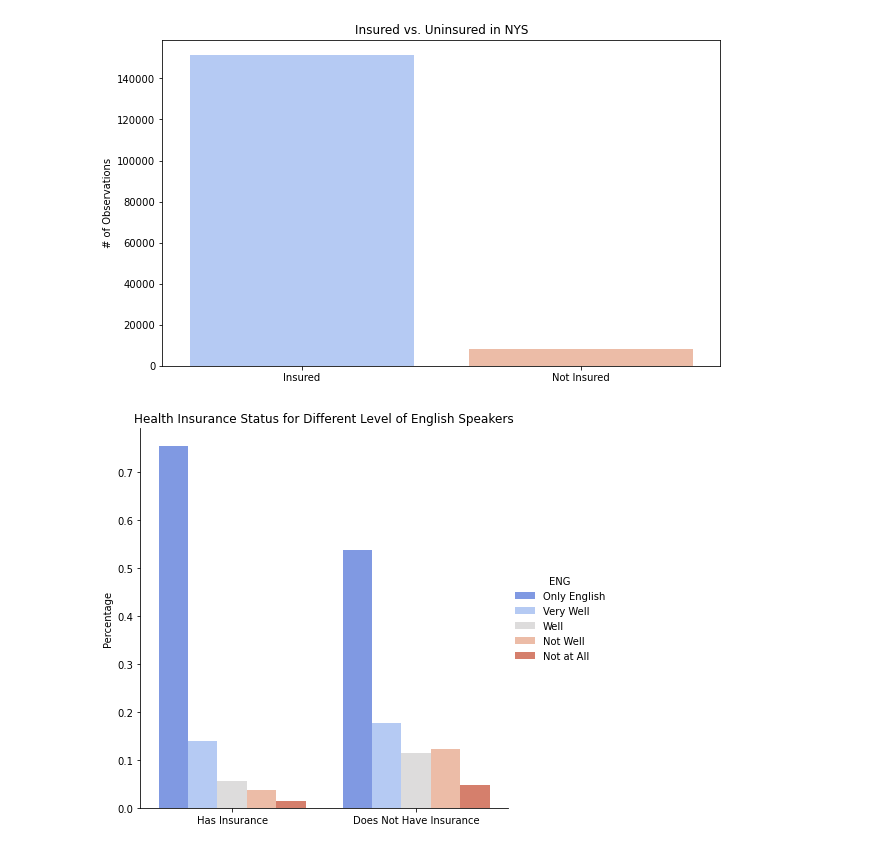
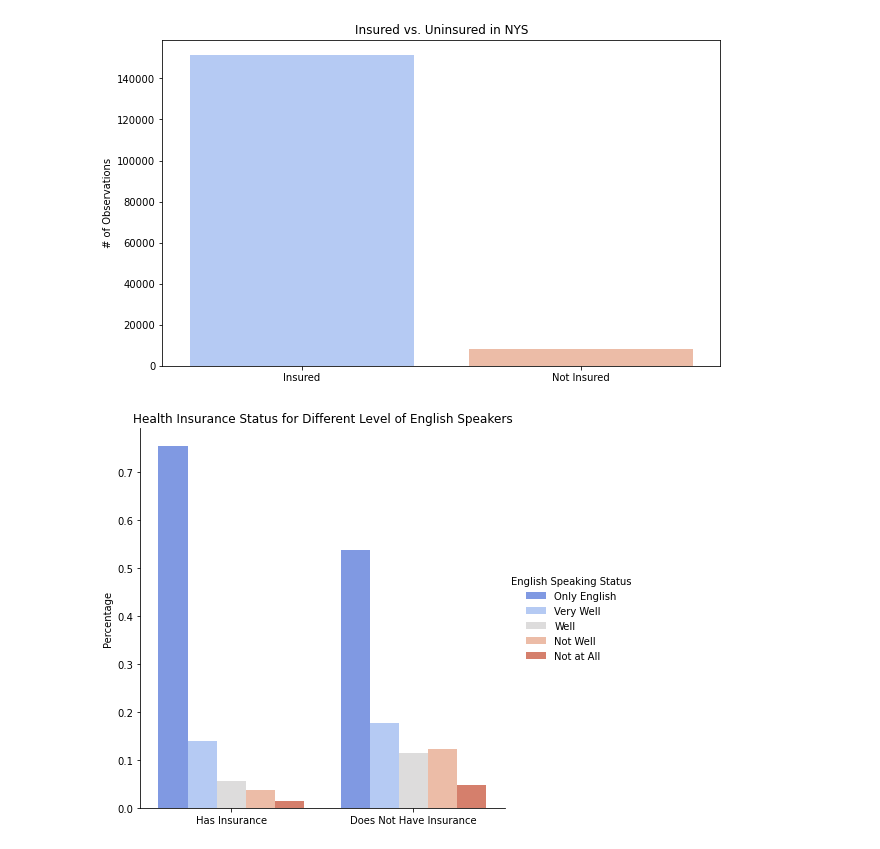
Before and after one commit to ptorres001/census_HI_classification_model, a Jupyter notebook: eda_paul.ipynb, the cells around one changed output. Cells and saved outputs as stored; diff of their text form; code cells hidden in the pictures.

```diff
--- a/eda_paul.ipynb
+++ b/eda_paul.ipynb
@@ -201,15 +203,17 @@ plt.savefig('PNG/ins_vs_not', bbox_inches = 'tight',pad_inches = 0);
 # %% [output]
 [figure]
 # %%
-df1 = df.groupby(['HICOV'])['ENG'].value_counts(normalize=True)
+df1 = df.copy()
+df1.rename(columns = {'ENG':'English Speaking Status'}, inplace = True)
+df1 = df1.groupby(['HICOV'])['English Speaking Status'].value_counts(normalize=True)
 df1 = df1.rename('Percentage').reset_index()
-sns.catplot(x='HICOV' , y= 'Percentage', hue='ENG', kind='bar', data= df1, height = 6, palette='coolwarm')
+sns.catplot(x='HICOV' , y= 'Percentage', hue='English Speaking Status', kind='bar', data= df1, height = 6, palette='coolwarm')
 plt.title('Health Insurance Status for Different Level of English Speakers')
 plt.xticks([0,1],['Has Insurance','Does Not Have Insurance'])
 plt.xlabel('')
 plt.savefig('PNG/nys_eng_hi', bbox_inches = 'tight',pad_inches = 0);
 # %% [output]
-[figure, old version]
+[figure, new version]
 # %%
 len(df[df['AGEP'] < 17])
 # %%
```
Also changed, not shown: parts of 2 cells of this notebook, 2 other files.
